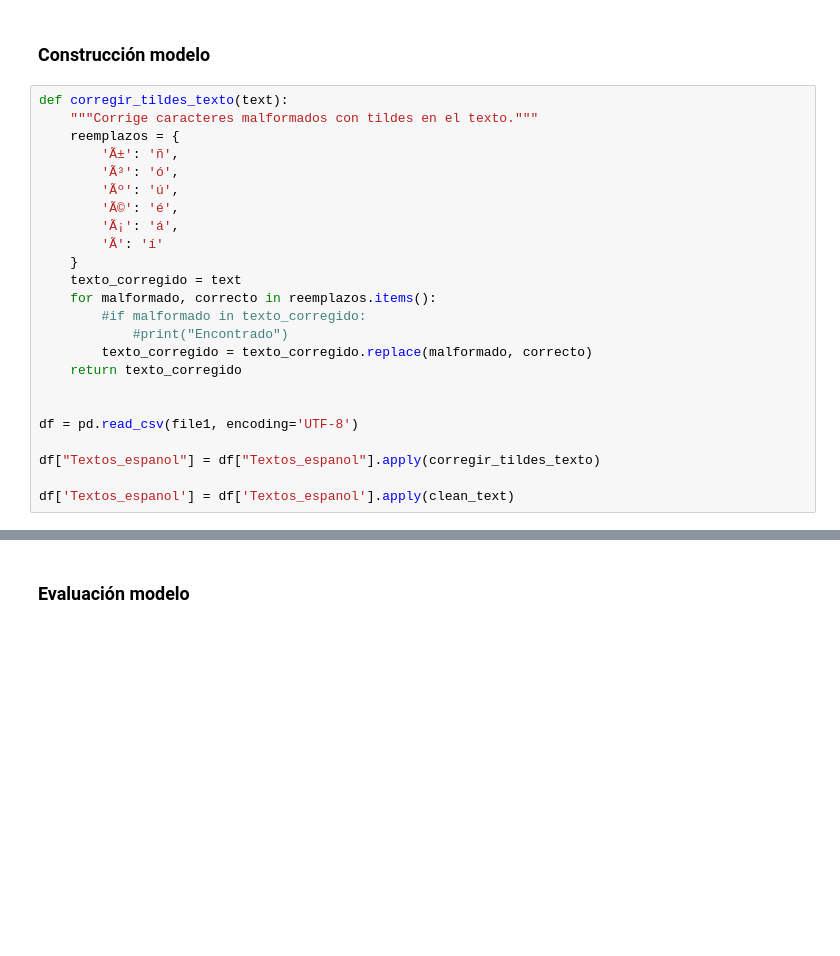
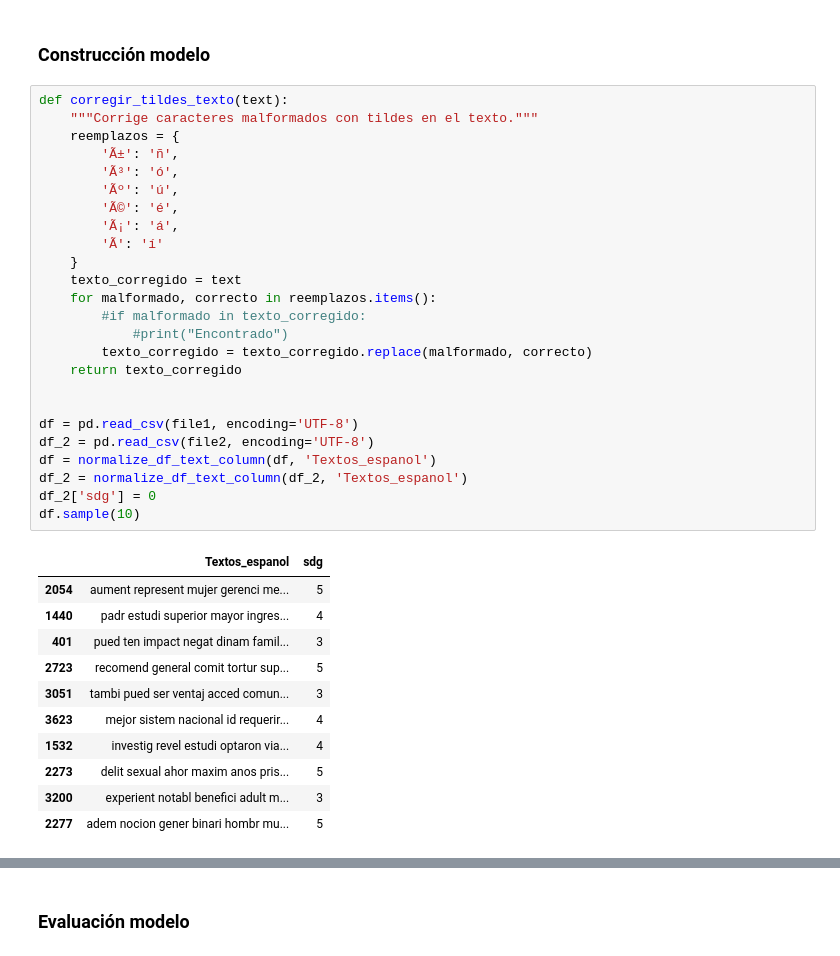
Before and after one commit to Sebasos01/BI_proyecto_1, a Jupyter notebook: proyecto_1_entrega_1.ipynb, the cells around one changed output, grey strips where cells are left out. Cells and saved outputs as stored; diff of their text form; blank space fills up the shorter version.

```diff
--- a/proyecto_1_entrega_1.ipynb
+++ b/proyecto_1_entrega_1.ipynb
@@ -662,27 +662,40 @@ Predicted 'sdg' column replaced in df2 and saved to 'particion_prueba_estudiante
 # %%
 def corregir_tildes_texto(text):
     """Corrige caracteres malformados con tildes en el texto."""
     reemplazos = {
         'Ã±': 'ñ',
         'Ã³': 'ó',
         'Ãº': 'ú',
         'Ã©': 'é',
         'Ã¡': 'á',
         'Ã­': 'í'
     }
     texto_corregido = text
     for malformado, correcto in reemplazos.items():
         #if malformado in texto_corregido:
             #print("Encontrado")
         texto_corregido = texto_corregido.replace(malformado, correcto)
     return texto_corregido
 
 
 df = pd.read_csv(file1, encoding='UTF-8')
-
-df["Textos_espanol"] = df["Textos_espanol"].apply(corregir_tildes_texto)
-
-df['Textos_espanol'] = df['Textos_espanol'].apply(clean_text)
+df_2 = pd.read_csv(file2, encoding='UTF-8')
+df = normalize_df_text_column(df, 'Textos_espanol')
+df_2 = normalize_df_text_column(df_2, 'Textos_espanol')
+df_2['sdg'] = 0
+df.sample(10)
+# %% [output]
+|  | Textos_espanol | sdg |
+| 2054 | aument represent mujer gerenci me... | 5 |
+| 1440 | padr estudi superior mayor ingres... | 4 |
+| 401 | pued ten impact negat dinam famil... | 3 |
+| 2723 | recomend general comit tortur sup... | 5 |
+| 3051 | tambi pued ser ventaj acced comun... | 3 |
+| 3623 | mejor sistem nacional id requerir... | 4 |
+| 1532 | investig revel estudi optaron via... | 4 |
+| 2273 | delit sexual ahor maxim anos pris... | 5 |
+| 3200 | experient notabl benefici adult m... | 3 |
+| 2277 | adem nocion gener binari hombr mu... | 5 |
 # %%
 from sklearn.pipeline import Pipeline
 from sklearn.feature_extraction.text import TfidfVectorizer
```
Also changed, not shown: parts of 3 cells of this notebook, 1 other file.
